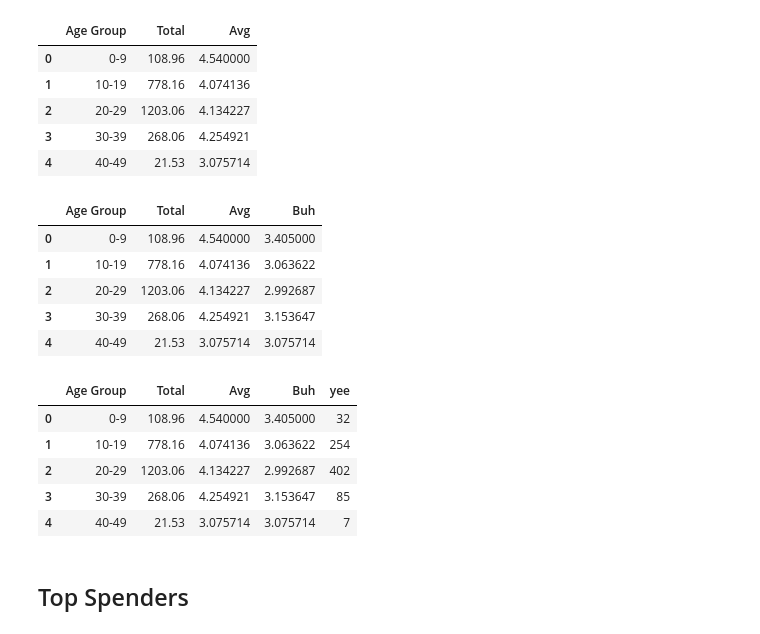
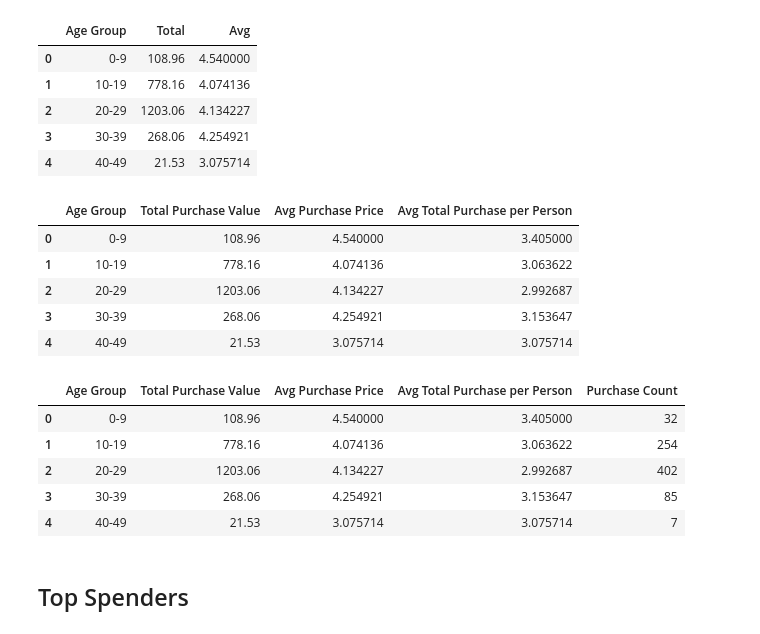
Before and after one commit to ahowellgates/Pandas-Challenge, a Jupyter notebook: Heroes of Pymoli/Main.ipynb, the cells around one changed output. Drawn from its saved outputs; the diff is of its cells as text; code cells hidden in the pictures.

```diff
--- a/Heroes of Pymoli/Main.ipynb
+++ b/Heroes of Pymoli/Main.ipynb
@@ -461,11 +461,11 @@ merge1
 | 4 | 40-49 | 21.53 | 3.075714 |
 # %%
 merge2 = pd.merge(merge1,avg_pur_age, on="Age Group")
-merge2.columns = ['Age Group','Total','Avg', 'Buh']
+merge2.columns = ['Age Group','Total Purchase Value','Avg Purchase Price', 'Avg Total Purchase per Person']
 
 merge2
 # %% [output]
-|  | Age Group | Total | Avg | Buh |
+|  | Age Group | Total Purchase Value | Avg Purchase Price | Avg Total Purchase per Person |
 | 0 | 0-9 | 108.96 | 4.540000 | 3.405000 |
 | 1 | 10-19 | 778.16 | 4.074136 | 3.063622 |
 | 2 | 20-29 | 1203.06 | 4.134227 | 2.992687 |
@@ -474,11 +474,11 @@ merge2
 # %%
 final_merge = pd.merge(merge2, purchase_count_df, on="Age Group")
 
-final_merge.columns = ['Age Group','Total','Avg', 'Buh', 'yee']
+final_merge.columns = ['Age Group','Total Purchase Value','Avg Purchase Price', 'Avg Total Purchase per Person', 'Purchase Count']
 
 final_merge
 # %% [output]
-|  | Age Group | Total | Avg | Buh | yee |
+|  | Age Group | Total Purchase Value | Avg Purchase Price | Avg Total Purchase per Person | Purchase Count |
 | 0 | 0-9 | 108.96 | 4.540000 | 3.405000 | 32 |
 | 1 | 10-19 | 778.16 | 4.074136 | 3.063622 | 254 |
 | 2 | 20-29 | 1203.06 | 4.134227 | 2.992687 | 402 |
```
